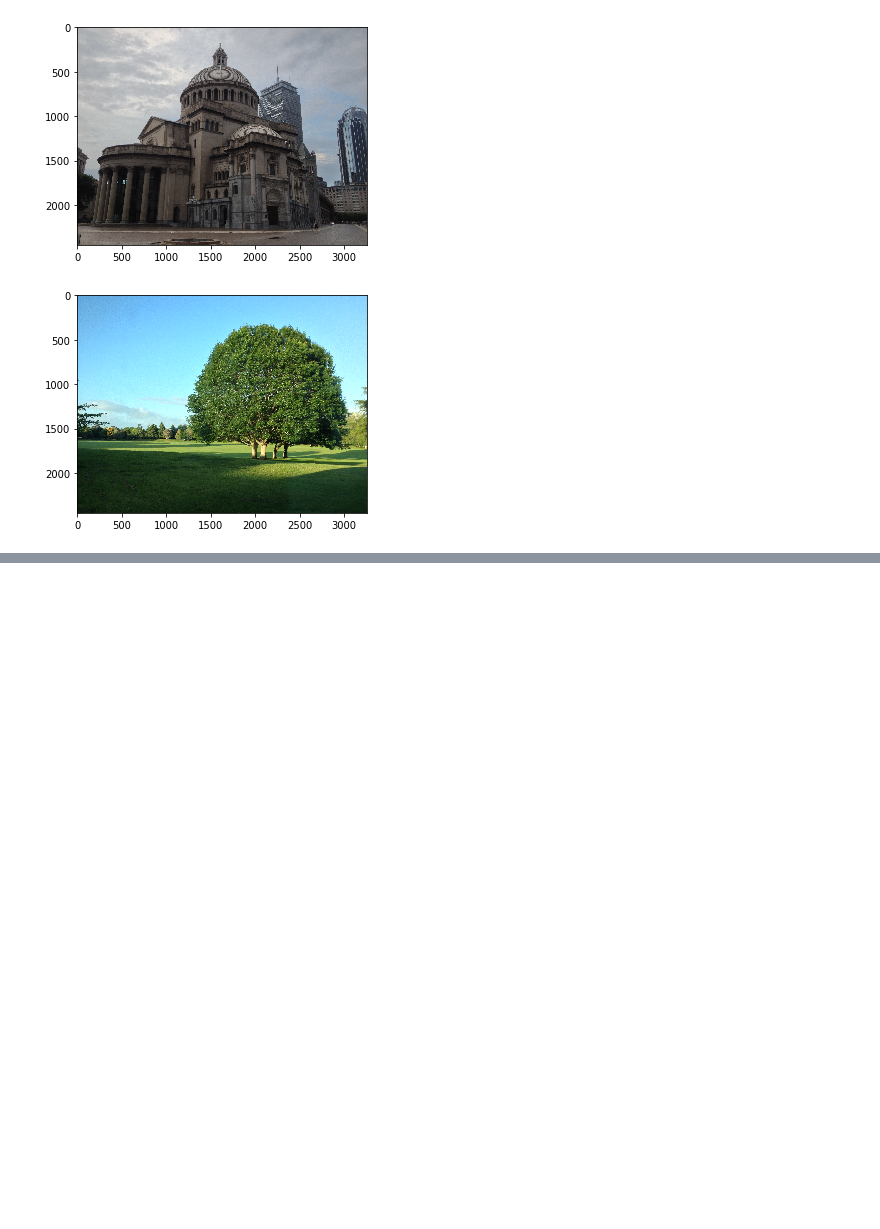
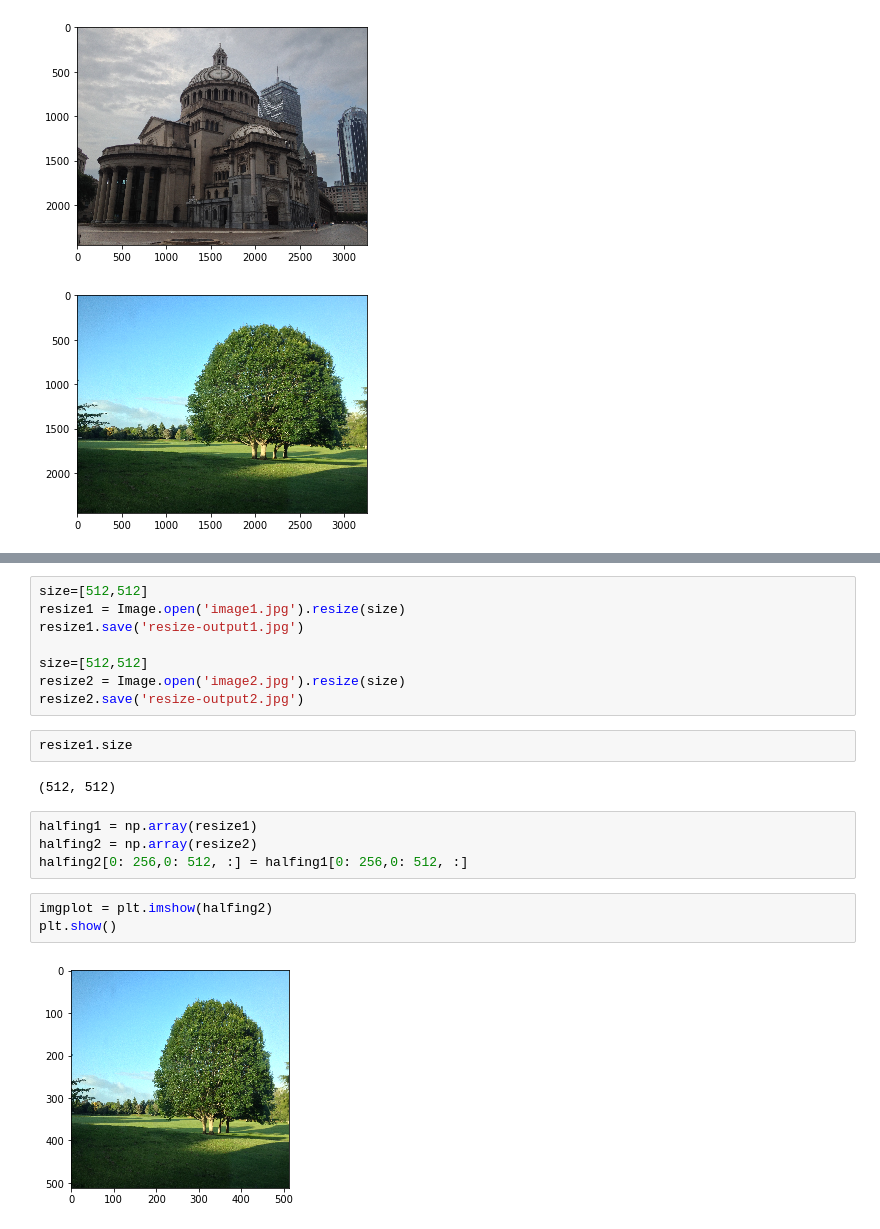
Before and after one commit to neezcha/483H1, a Jupyter notebook: HW1-Coding.ipynb, the cells around one changed output, grey strips where cells are left out. Cells and saved outputs as stored; diff of their text form; blank space fills up the shorter version.

```diff
--- a/HW1-Coding.ipynb
+++ b/HW1-Coding.ipynb
@@ -85,0 +91,21 @@ plt.savefig('newImage.jpg')
+# %%
+size=[512,512]
+resize1 = Image.open('image1.jpg').resize(size)
+resize1.save('resize-output1.jpg')
+
+size=[512,512]
+resize2 = Image.open('image2.jpg').resize(size)
+resize2.save('resize-output2.jpg')
+# %%
+resize1.size
+# %% [output]
+(512, 512)
+# %%
+halfing1 = np.array(resize1)
+halfing2 = np.array(resize2)
+halfing2[0: 256,0: 512, :] = halfing1[0: 256,0: 512, :]
+# %%
+imgplot = plt.imshow(halfing2)
+plt.show()
+# %% [output]
+[figure, added]
```
Also changed, not shown: parts of 5 cells of this notebook, 6 other files.
